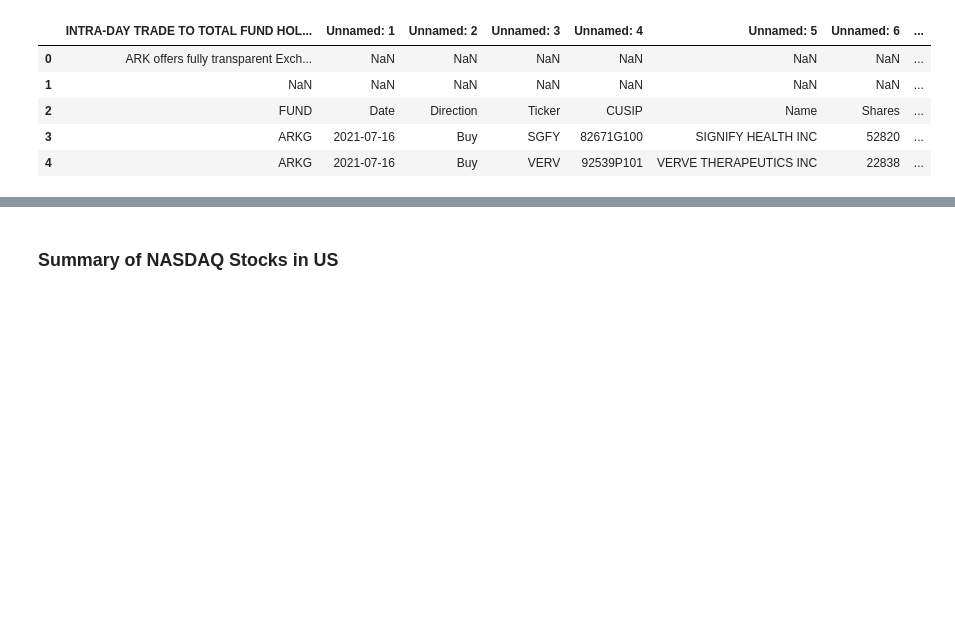
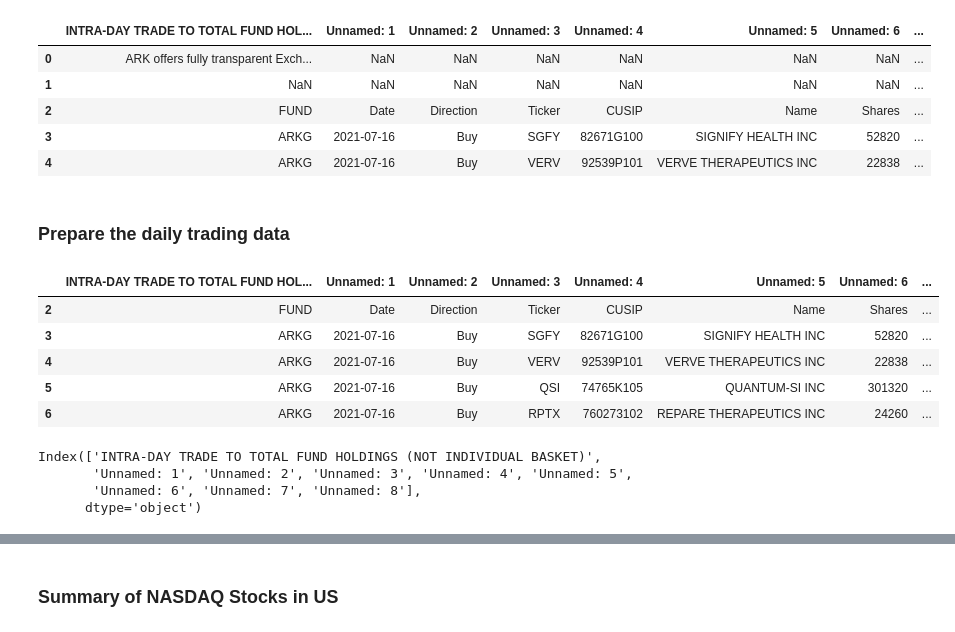
Before and after one commit to Yongliang-Shi/market-prediction, a Jupyter notebook: arks.ipynb, the cells around one changed output, grey strips where cells are left out. Saved outputs shown, nothing was run; the diff lists cells and outputs as text; code cells hidden in the pictures; blank space fills up the shorter version.

Commit message:
Clean the daily trading record

```diff
--- a/arks.ipynb
+++ b/arks.ipynb
@@ -63,3 +63,24 @@ df.head()
 | 2 | FUND | Date | Direction | Ticker | CUSIP | Name | Shares | ... |
 | 3 | ARKG | 2021-07-16 | Buy | SGFY | 82671G100 | SIGNIFY HEALTH INC | 52820 | ... |
 | 4 | ARKG | 2021-07-16 | Buy | VERV | 92539P101 | VERVE THERAPEUTICS INC | 22838 | ... |
+# %% [markdown]
+### Prepare the daily trading data
+# %%
+# Delete the first two rows
+
+df = df.drop([0,1])
+df.head()
+# %% [output]
+|  | INTRA-DAY TRADE TO TOTAL FUND HOL... | Unnamed: 1 | Unnamed: 2 | Unnamed: 3 | Unnamed: 4 | Unnamed: 5 | Unnamed: 6 | ... |
+| 2 | FUND | Date | Direction | Ticker | CUSIP | Name | Shares | ... |
+| 3 | ARKG | 2021-07-16 | Buy | SGFY | 82671G100 | SIGNIFY HEALTH INC | 52820 | ... |
+| 4 | ARKG | 2021-07-16 | Buy | VERV | 92539P101 | VERVE THERAPEUTICS INC | 22838 | ... |
+| 5 | ARKG | 2021-07-16 | Buy | QSI | 74765K105 | QUANTUM-SI INC | 301320 | ... |
+| 6 | ARKG | 2021-07-16 | Buy | RPTX | 760273102 | REPARE THERAPEUTICS INC | 24260 | ... |
+# %%
+df.columns
+# %% [output]
+Index(['INTRA-DAY TRADE TO TOTAL FUND HOLDINGS (NOT INDIVIDUAL BASKET)',
+       'Unnamed: 1', 'Unnamed: 2', 'Unnamed: 3', 'Unnamed: 4', 'Unnamed: 5',
+       'Unnamed: 6', 'Unnamed: 7', 'Unnamed: 8'],
+      dtype='object')
```
Also changed, not shown: parts of 6 cells of this notebook.
